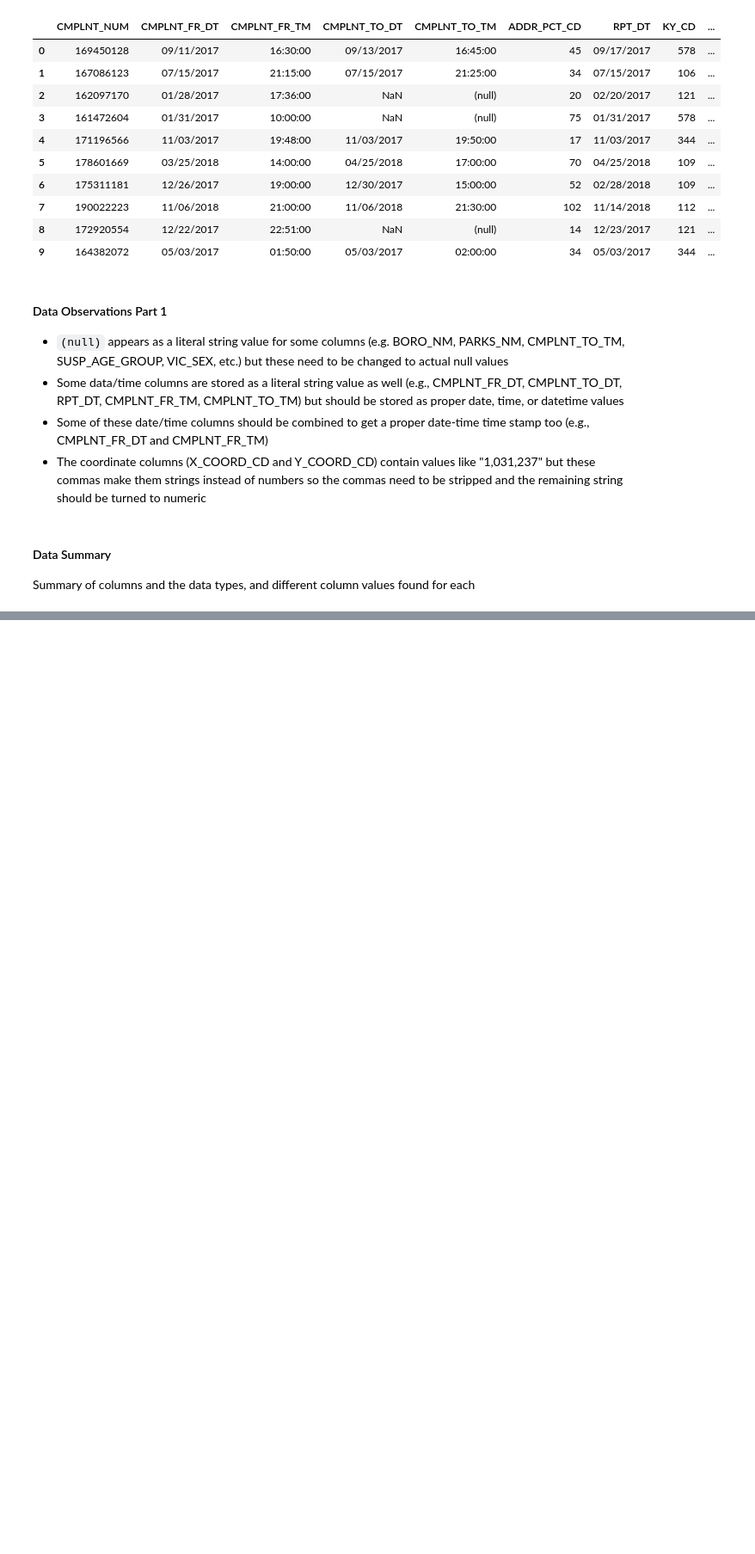
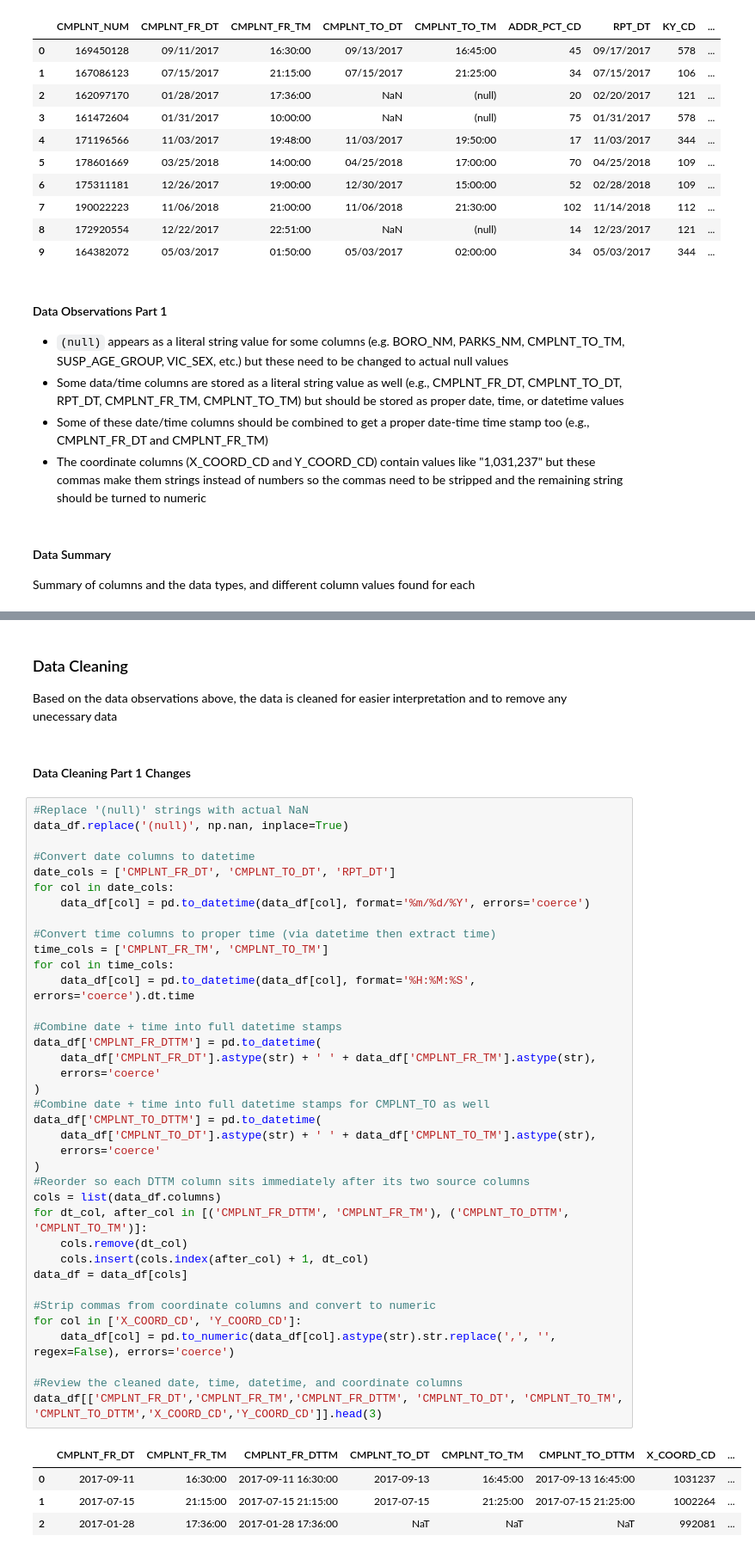
Before and after one commit to Nicole7443/mse-433-individual-project, a Jupyter notebook: Data_Cleaning.ipynb, the cells around one changed output, grey strips where cells are left out. Shown at 86% size. Drawn from its saved outputs; the diff is of its cells as text; blank space fills up the shorter version.

```diff
--- a/Data_Cleaning.ipynb
+++ b/Data_Cleaning.ipynb
@@ -103,0 +106,47 @@ summarize_df(data_df)
+# %% [markdown]
+### Data Cleaning
+Based on the data observations above, the data is cleaned for easier interpretation and to remove any unecessary data
+# %% [markdown]
+#### Data Cleaning Part 1 Changes
+# %%
+#Replace '(null)' strings with actual NaN
+data_df.replace('(null)', np.nan, inplace=True)
+
+#Convert date columns to datetime
+date_cols = ['CMPLNT_FR_DT', 'CMPLNT_TO_DT', 'RPT_DT']
+for col in date_cols:
+    data_df[col] = pd.to_datetime(data_df[col], format='%m/%d/%Y', errors='coerce')
+
+#Convert time columns to proper time (via datetime then extract time)
+time_cols = ['CMPLNT_FR_TM', 'CMPLNT_TO_TM']
+for col in time_cols:
+    data_df[col] = pd.to_datetime(data_df[col], format='%H:%M:%S', errors='coerce').dt.time
+
+#Combine date + time into full datetime stamps
+data_df['CMPLNT_FR_DTTM'] = pd.to_datetime(
+    data_df['CMPLNT_FR_DT'].astype(str) + ' ' + data_df['CMPLNT_FR_TM'].astype(str),
+    errors='coerce'
+)
+#Combine date + time into full datetime stamps for CMPLNT_TO as well
+data_df['CMPLNT_TO_DTTM'] = pd.to_datetime(
+    data_df['CMPLNT_TO_DT'].astype(str) + ' ' + data_df['CMPLNT_TO_TM'].astype(str),
+    errors='coerce'
+)
+#Reorder so each DTTM column sits immediately after its two source columns
+cols = list(data_df.columns)
+for dt_col, after_col in [('CMPLNT_FR_DTTM', 'CMPLNT_FR_TM'), ('CMPLNT_TO_DTTM', 'CMPLNT_TO_TM')]:
+    cols.remove(dt_col)
+    cols.insert(cols.index(after_col) + 1, dt_col)
+data_df = data_df[cols]
+
+#Strip commas from coordinate columns and convert to numeric
+for col in ['X_COORD_CD', 'Y_COORD_CD']:
+    data_df[col] = pd.to_numeric(data_df[col].astype(str).str.replace(',', '', regex=False), errors='coerce')
+
+#Review the cleaned date, time, datetime, and coordinate columns
+data_df[['CMPLNT_FR_DT','CMPLNT_FR_TM','CMPLNT_FR_DTTM', 'CMPLNT_TO_DT', 'CMPLNT_TO_TM', 'CMPLNT_TO_DTTM','X_COORD_CD','Y_COORD_CD']].head(3)
+# %% [output]
+|  | CMPLNT_FR_DT | CMPLNT_FR_TM | CMPLNT_FR_DTTM | CMPLNT_TO_DT | CMPLNT_TO_TM | CMPLNT_TO_DTTM | X_COORD_CD | ... |
+| 0 | 2017-09-11 | 16:30:00 | 2017-09-11 16:30:00 | 2017-09-13 | 16:45:00 | 2017-09-13 16:45:00 | 1031237 | ... |
+| 1 | 2017-07-15 | 21:15:00 | 2017-07-15 21:15:00 | 2017-07-15 | 21:25:00 | 2017-07-15 21:25:00 | 1002264 | ... |
+| 2 | 2017-01-28 | 17:36:00 | 2017-01-28 17:36:00 | NaT | NaT | NaT | 992081 | ... |
```
Also changed, not shown: parts of 7 cells of this notebook.
